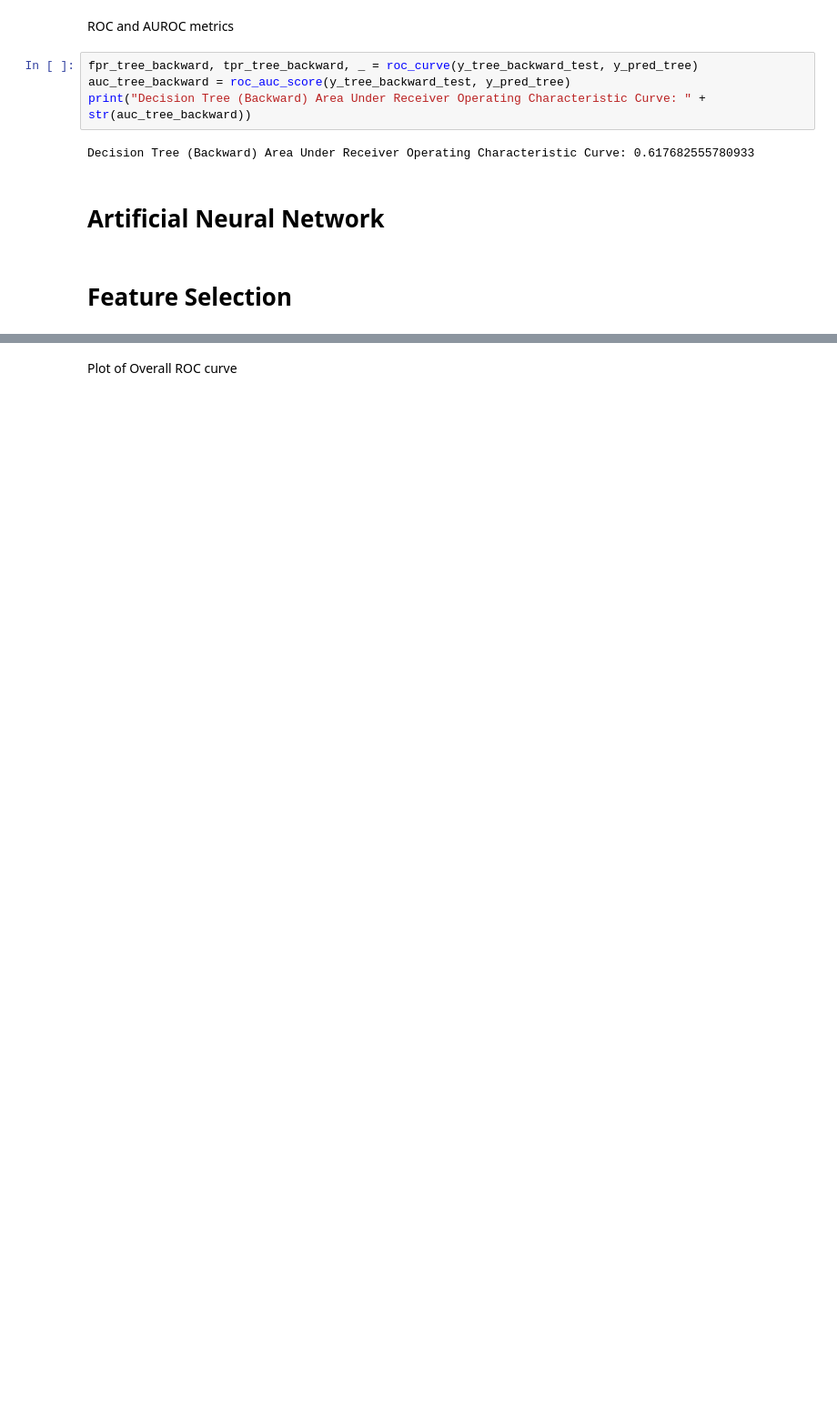
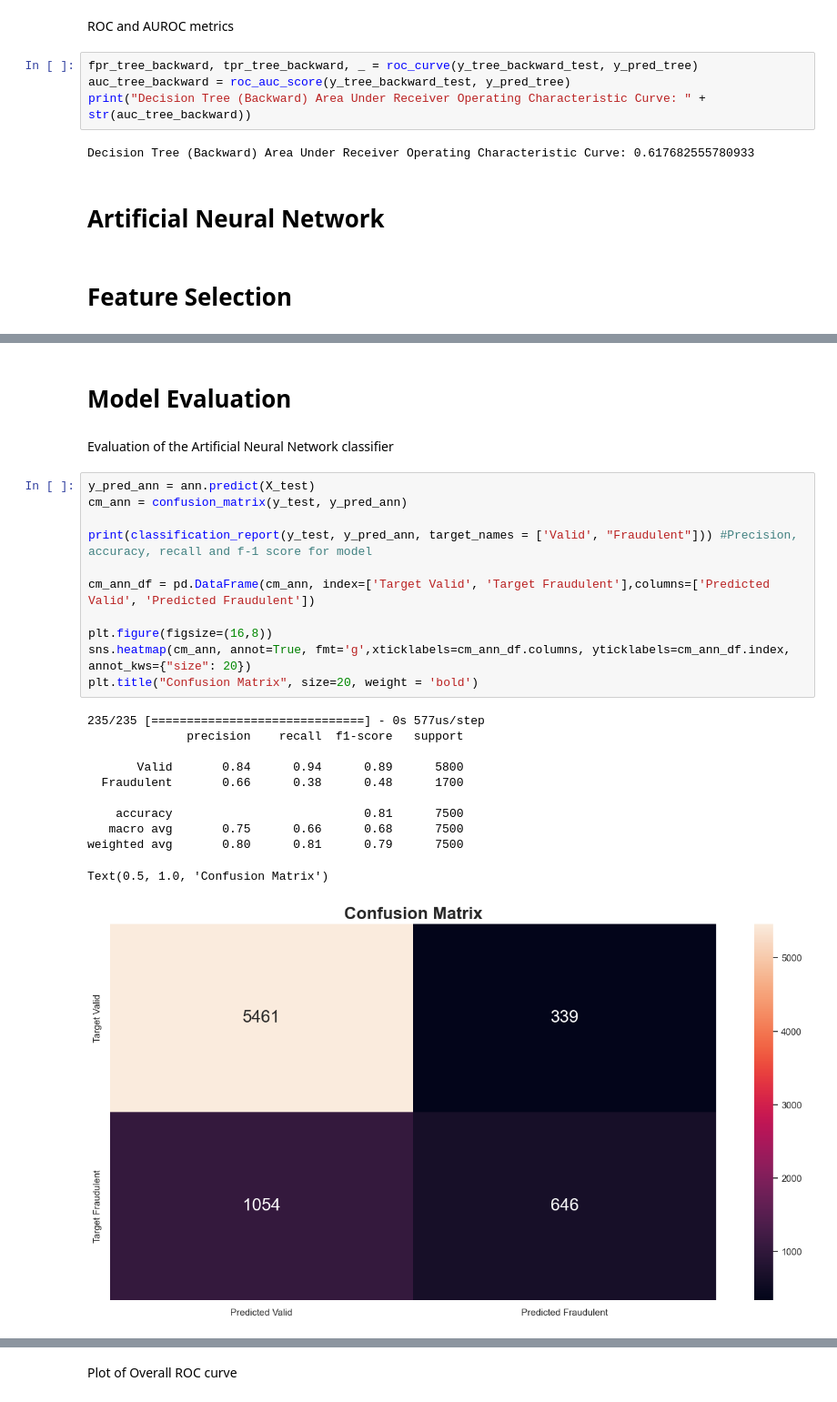
Before and after one commit to Alexius0123/Card-Fraud-Project, a Jupyter notebook: final.ipynb, the cells around one changed output, grey strips where cells are left out. Shown at 91% size. Cells and saved outputs as stored; diff of their text form; blank space fills up the shorter version.

```diff
--- a/final.ipynb
+++ b/final.ipynb
@@ -657,0 +720,27 @@ For artificial neural networks,
+# %% [markdown]
+# Model Evaluation
+# %% [markdown]
+Evaluation of the Artificial Neural Network classifier
+# %%
+y_pred_ann = ann.predict(X_test)
+cm_ann = confusion_matrix(y_test, y_pred_ann)
+
+print(classification_report(y_test, y_pred_ann, target_names = ['Valid', "Fraudulent"])) #Precision, accuracy, recall and f-1 score for model
+
+cm_ann_df = pd.DataFrame(cm_ann, index=['Target Valid', 'Target Fraudulent'],columns=['Predicted Valid', 'Predicted Fraudulent'])
+
+plt.figure(figsize=(16,8))
+sns.heatmap(cm_ann, annot=True, fmt='g',xticklabels=cm_ann_df.columns, yticklabels=cm_ann_df.index, annot_kws={"size": 20})
+plt.title("Confusion Matrix", size=20, weight = 'bold')
+# %% [output]
+235/235 [==============================] - 0s 577us/step
+              precision    recall  f1-score   support
+
+       Valid       0.84      0.94      0.89      5800
+  Fraudulent       0.66      0.38      0.48      1700
+
+    accuracy                           0.81      7500
+   macro avg       0.75      0.66      0.68      7500
+weighted avg       0.80      0.81      0.79      7500
+Text(0.5, 1.0, 'Confusion Matrix')
+[figure, added]
```
Also changed, not shown: parts of 11 cells of this notebook.
